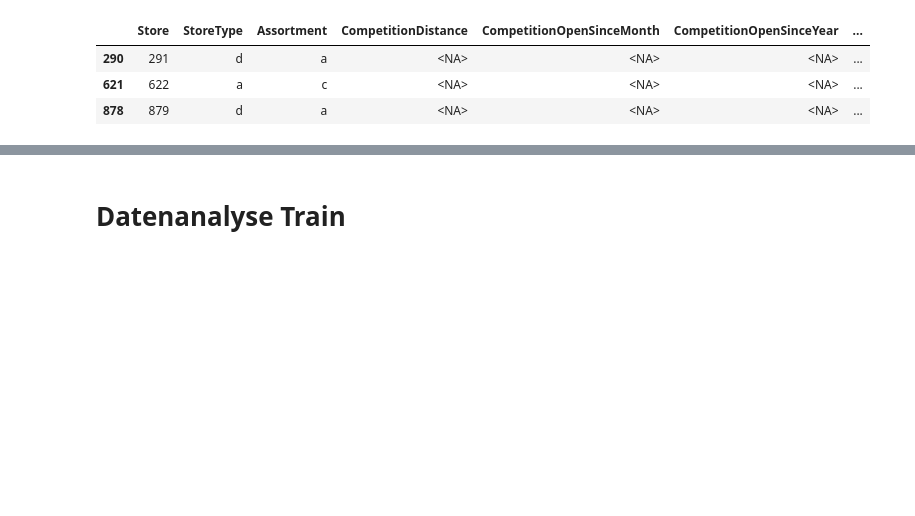
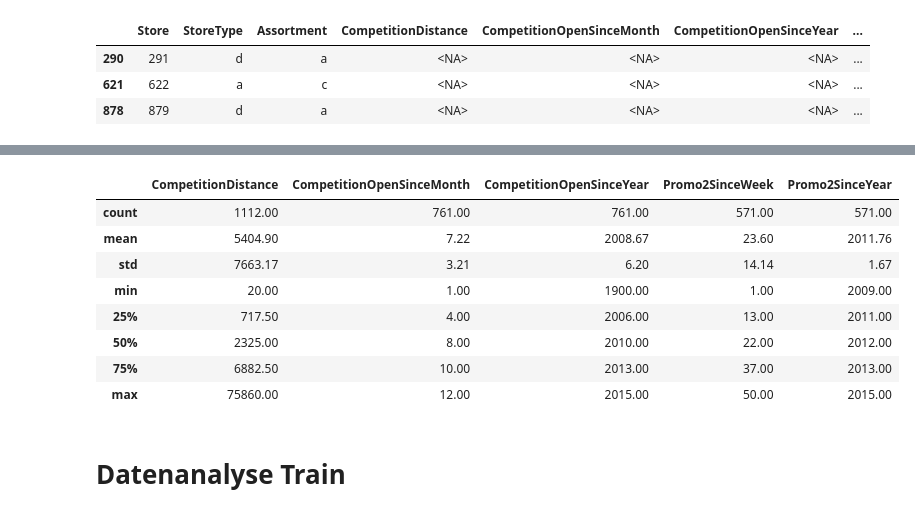
Before and after one commit to brk2ran/DataMining2024, a Jupyter notebook: notebooks/load_describe_data.ipynb, the cells around one changed output, grey strips where cells are left out. Saved outputs shown, nothing was run; the diff lists cells and outputs as text; code cells hidden in the pictures; blank space fills up the shorter version.

Commit message:
describe näher beschrieben

```diff
--- a/notebooks/load_describe_data.ipynb
+++ b/notebooks/load_describe_data.ipynb
@@ -227,3 +213,15 @@ df_store.describe()
+# %%
+df_store[['CompetitionDistance', 'CompetitionOpenSinceMonth', 'CompetitionOpenSinceYear', 'Promo2SinceWeek', 'Promo2SinceYear']].describe()
+# %% [output]
+|  | CompetitionDistance | CompetitionOpenSinceMonth | CompetitionOpenSinceYear | Promo2SinceWeek | Promo2SinceYear |
+| count | 1112.00 | 761.00 | 761.00 | 571.00 | 571.00 |
+| mean | 5404.90 | 7.22 | 2008.67 | 23.60 | 2011.76 |
+| std | 7663.17 | 3.21 | 6.20 | 14.14 | 1.67 |
+| min | 20.00 | 1.00 | 1900.00 | 1.00 | 2009.00 |
+| 25% | 717.50 | 4.00 | 2006.00 | 13.00 | 2011.00 |
+| 50% | 2325.00 | 8.00 | 2010.00 | 22.00 | 2012.00 |
+| 75% | 6882.50 | 10.00 | 2013.00 | 37.00 | 2013.00 |
+| max | 75860.00 | 12.00 | 2015.00 | 50.00 | 2015.00 |
 # %% [markdown]
 # Datenanalyse Train
 # %% [markdown]
```
Also changed, not shown: parts of 10 cells of this notebook.
